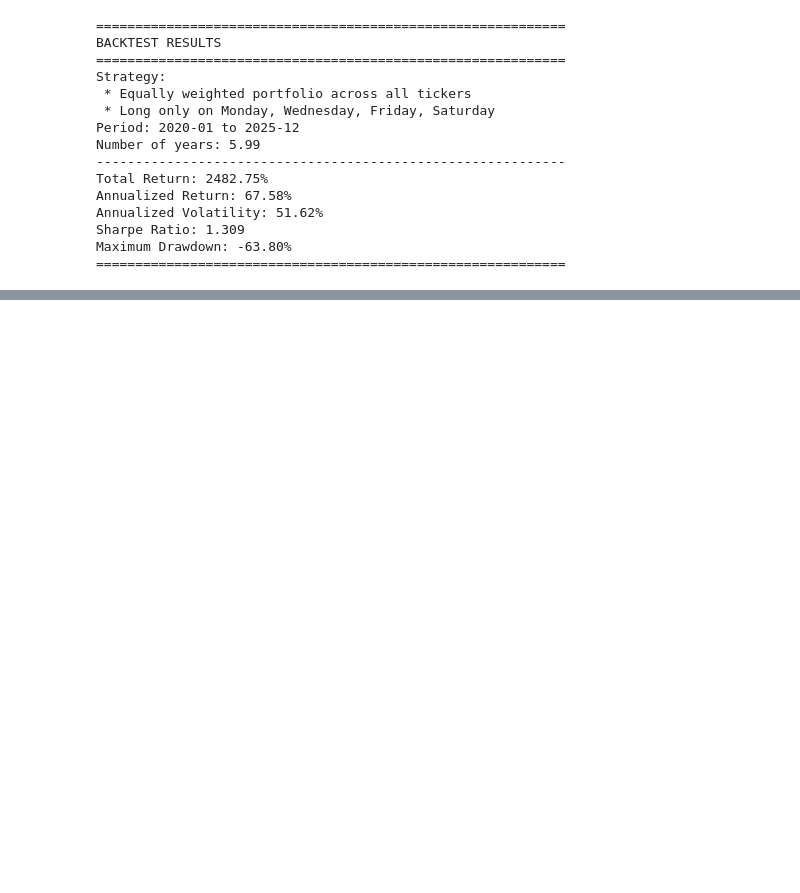
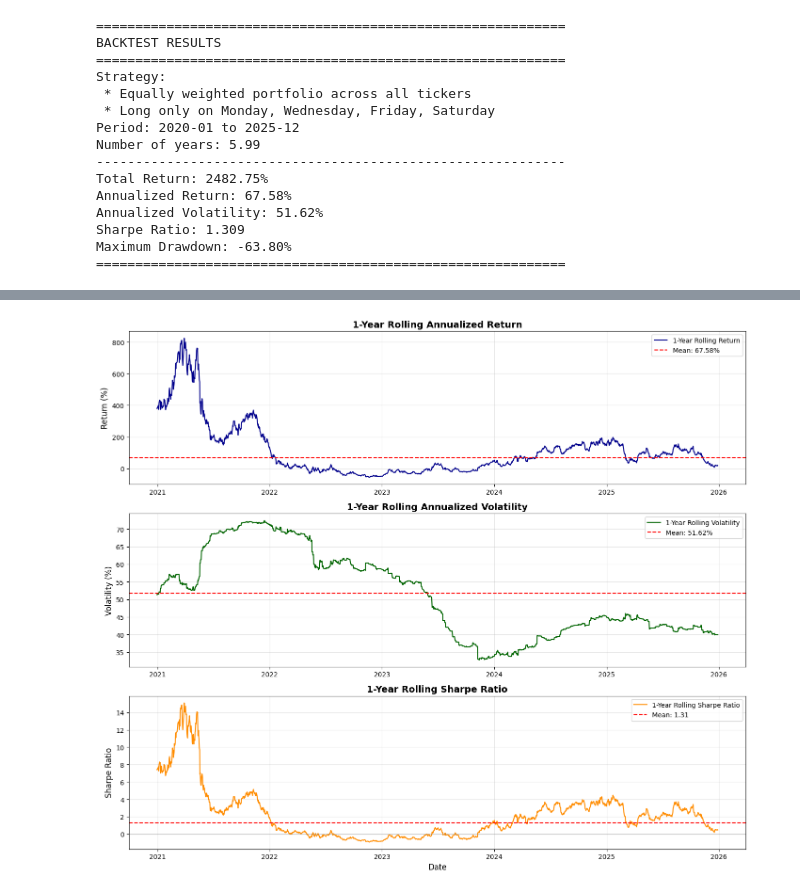
Before and after one commit to BlazOrsos/quant-journey, a Jupyter notebook: research/crypto_seasonality/crypto_seasonality.ipynb, the cells around one changed output, grey strips where cells are left out. Drawn from its saved outputs; the diff is of its cells as text; code cells hidden in the pictures; blank space fills up the shorter version.

```diff
--- a/research/crypto_seasonality/crypto_seasonality.ipynb
+++ b/research/crypto_seasonality/crypto_seasonality.ipynb
@@ -412,0 +449,57 @@ Maximum Drawdown: -63.80%
+# %%
+# Calculate 1-year rolling metrics for the portfolio strategy
+rolling_window = 365  # 365 days = 1 year
+
+# 1-year rolling return (annualized)
+rolling_return = portfolio_strategy_returns.rolling(window=rolling_window).apply(
+    lambda x: (1 + x).prod() - 1
+)
+
+# 1-year rolling volatility (annualized)
+rolling_vol = portfolio_strategy_returns.rolling(window=rolling_window).std() * np.sqrt(365)
+
+# 1-year rolling Sharpe ratio
+rolling_sharpe = rolling_return / rolling_vol
+
+# Create the plots
+fig, axes = plt.subplots(3, 1, figsize=(14, 12))
+
+# Plot 1: Rolling Return
+ax1 = axes[0]
+ax1.plot(rolling_return.index, rolling_return * 100,
+         linewidth=1.5, color='darkblue', label='1-Year Rolling Return')
+ax1.axhline(y=portfolio_strat_annual_return * 100, color='red', linestyle='--', linewidth=1.5,
+            label=f'Mean: {portfolio_strat_annual_return * 100:.2f}%')
+ax1.set_ylabel('Return (%)', fontsize=12)
+ax1.set_title('1-Year Rolling Annualized Return', fontsize=14, fontweight='bold')
+ax1.legend(fontsize=10)
+ax1.grid(True, alpha=0.3)
+
+# Plot 2: Rolling Volatility
+ax2 = axes[1]
+ax2.plot(rolling_vol.index, rolling_vol * 100,
+         linewidth=1.5, color='darkgreen', label='1-Year Rolling Volatility')
+ax2.axhline(y=portfolio_strat_annual_vol * 100, color='red', linestyle='--', linewidth=1.5,
+            label=f'Mean: {portfolio_strat_annual_vol * 100:.2f}%')
+ax2.set_ylabel('Volatility (%)', fontsize=12)
+ax2.set_title('1-Year Rolling Annualized Volatility', fontsize=14, fontweight='bold')
+ax2.legend(fontsize=10)
+ax2.grid(True, alpha=0.3)
+
+# Plot 3: Rolling Sharpe Ratio
+ax3 = axes[2]
+ax3.plot(rolling_sharpe.index, rolling_sharpe,
+         linewidth=1.5, color='darkorange', label='1-Year Rolling Sharpe Ratio')
+ax3.axhline(y=portfolio_strat_sharpe, color='red', linestyle='--', linewidth=1.5,
+            label=f'Mean: {portfolio_strat_sharpe:.2f}')
+ax3.axhline(y=0, color='gray', linestyle='-', linewidth=0.8, alpha=0.5)
+ax3.set_xlabel('Date', fontsize=12)
+ax3.set_ylabel('Sharpe Ratio', fontsize=12)
+ax3.set_title('1-Year Rolling Sharpe Ratio', fontsize=14, fontweight='bold')
+ax3.legend(fontsize=10)
+ax3.grid(True, alpha=0.3)
+
+plt.tight_layout()
+plt.show()
+# %% [output]
+[figure, added]
```
Also changed, not shown: parts of 3 cells of this notebook.
